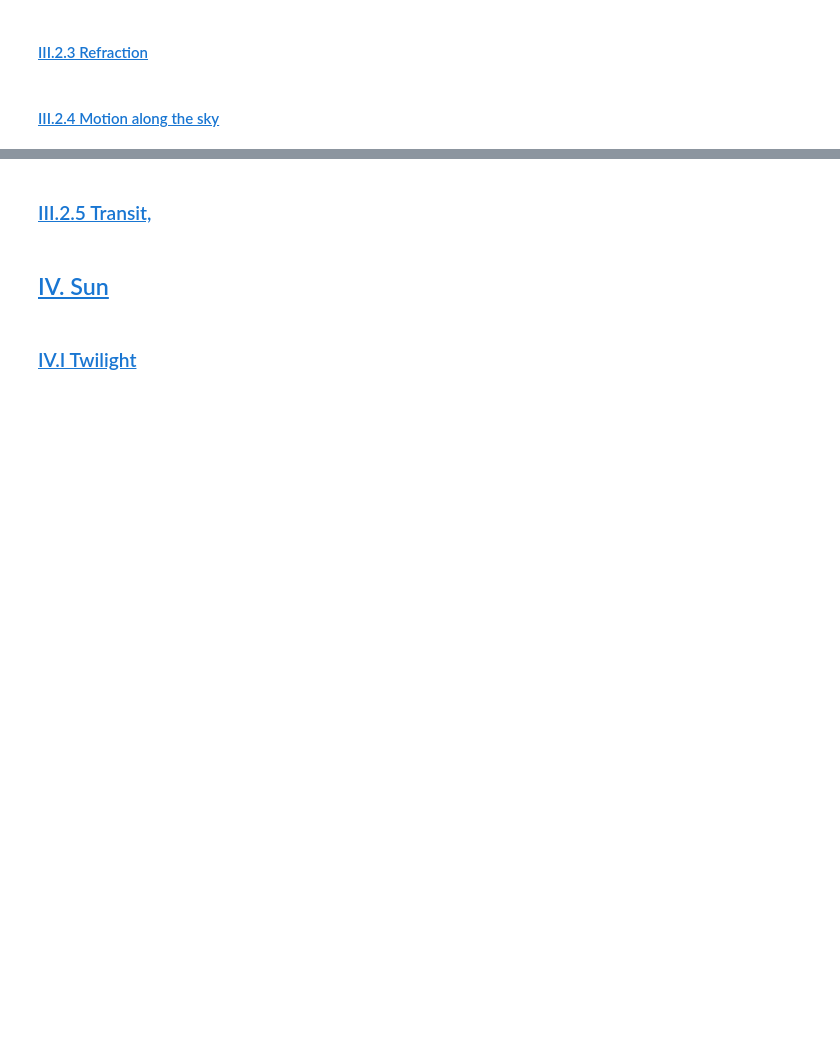
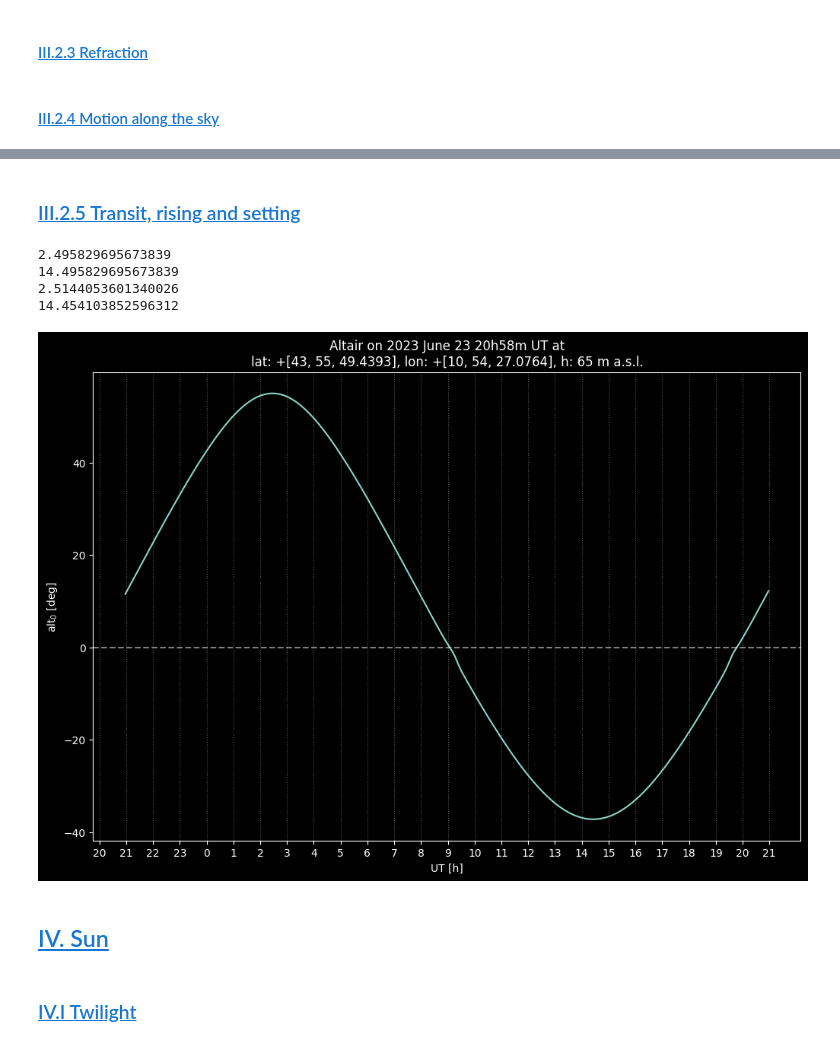
Before and after one commit to 00-berni/proj_0, a Jupyter notebook: notebook/notebook.ipynb, the cells around one changed output, grey strips where cells are left out. Cells and saved outputs as stored; diff of their text form; code cells hidden in the pictures; blank space fills up the shorter version.

```diff
--- a/notebook/notebook.ipynb
+++ b/notebook/notebook.ipynb
@@ -1271,5 +1417,75 @@ delta:  +[ 8.     52.      5.9563]
 # %% [markdown]
-### <a id='toc1_3_3_'></a>[III.2.5 Transit,](#toc0_)
+### <a id='toc1_3_3_'></a>[III.2.5 Transit, rising and setting](#toc0_)
+# %%
+def tran_ris_set(date: Date, obs_pos: GeoPos, obj: StarObj) -> None | tuple:
+    lon = obs_pos.lon
+    lat = obs_pos.lat
+    height = obs_pos.h
+
+
+    R = refraction_corr(Angles(0.,'deg',lim=90),height).rad
+    cosH0 = -np.sin(R) / (np.cos(lat.rad)*np.cos(dec.rad)) - np.tan(lat.rad) * np.tan(dec.rad)
+
+
+    if abs(cosH0) > 1:
+        return None
+    else:
+        diff = 1
+        alt = np.arcsin( np.sin(lat.rad)*np.sin(dec.rad) + np.cos(lat.rad)*np.cos(dec.rad) * cosH0  )
+        while abs(diff) > 1e-6:
+            cosH = -np.sin(refraction_corr(Angles(alt,'rad',lim=90),height).rad) / (np.cos(lat.rad)*np.cos(dec.rad)) - np.tan(lat.rad) * np.tan(dec.rad)
+            diff = cosH - cosH0
+            cosH0 = cosH
+            alt = np.arcsin( np.sin(lat.rad)*np.sin(dec.rad) + np.cos(lat.rad)*np.cos(dec.rad) * cosH0  )
+        H = np.arccos(cosH)[0]
+        H = HAngles(H,'rad')
+        alpha, _ = precession_corr(date, obj)
+        LST1 = H + alpha
+        print(LST1.hms)
+        LST2 = (H+FLAT) + alpha
+        print(LST2.hms)
+
+
+tran_ris_set(date,obs,obj)
+print(dayrange[alt.deg.argmax()]-24)
+print(dayrange[alt.deg.argmin()]-24)
+
+plt.figure(figsize=[12,8])
+plt.title(obj.name + ' on ' + date.str_date() + f" at\nlat: {obs.lat.str_angle('deg')}, lon: {obs.lon.str_angle('deg')}, h: {obs.h} m a.s.l.")
+plt.plot(dayrange,alt.deg)
+plt.axhline(0,xmin=0,xmax=1,linestyle='dashed',alpha=0.5)
+plt.xticks(ticks,np.where(ticks < 24, ticks, ticks-24))
+plt.xlabel('UT [h]')
+plt.ylabel('alt$_0$ [deg]')
+plt.grid(axis='x',linestyle='dotted',color='gray',alpha=0.7)
+
+    # alt0 = Angles(-0.5667,'deg',lim=90)
+
+    # tmp_date = date.copy()
+    # tmp_date.time = Time()
+    # tmp_date.time.tytime = 'TD'
+
+    # ra2, dec2 = precession_corr(tmp_date,obj)
+
+    # cosH0 = (np.sin(alt0.rad) - np.sin(lat.rad)*np.sin(dec2.rad)) / (np.cos(lat.rad)*np.cos(dec2.rad))
+
+    # if abs(cosH0) > 1:
+    #     return None
+    # else:
+    #     tmp_date.date[-1] -= 1
+    #     ra1, dec1 = precession_corr(tmp_date,obj)
+
+    #     tmp_date.date[-1] += 2
+    #     ra3, dec3 = precession_corr(tmp_date,obj)
+
+    #     tmp_date.time.tytime = 'UT'
+    #     JD0 = julian_day(tmp_date)
+# %% [output]
+2.495829695673839
+14.495829695673839
+2.5144053601340026
+14.454103852596312
+[figure, added]
 # %% [markdown]
 ## <a id='toc1_4_'></a>[IV. Sun](#toc0_)
 # %% [markdown]
```
Also changed, not shown: parts of 19 cells of this notebook.
